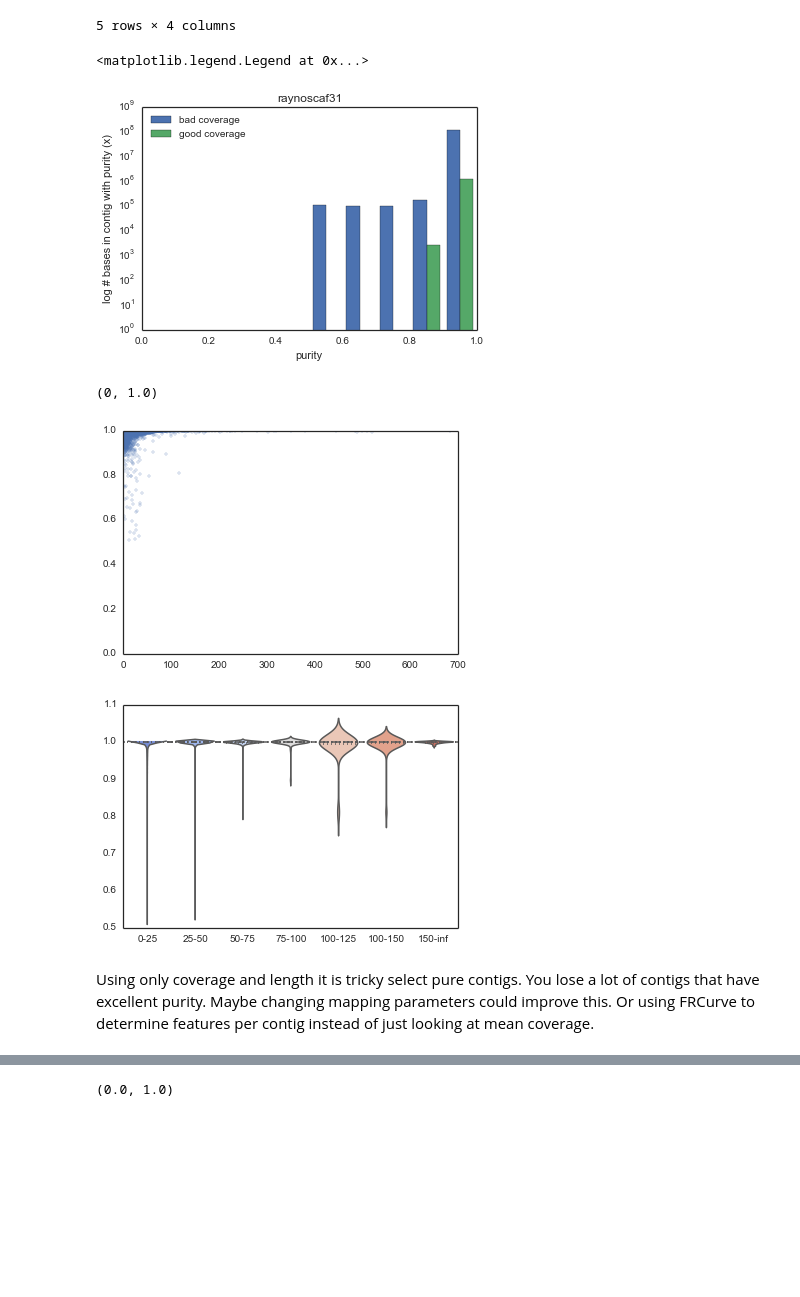
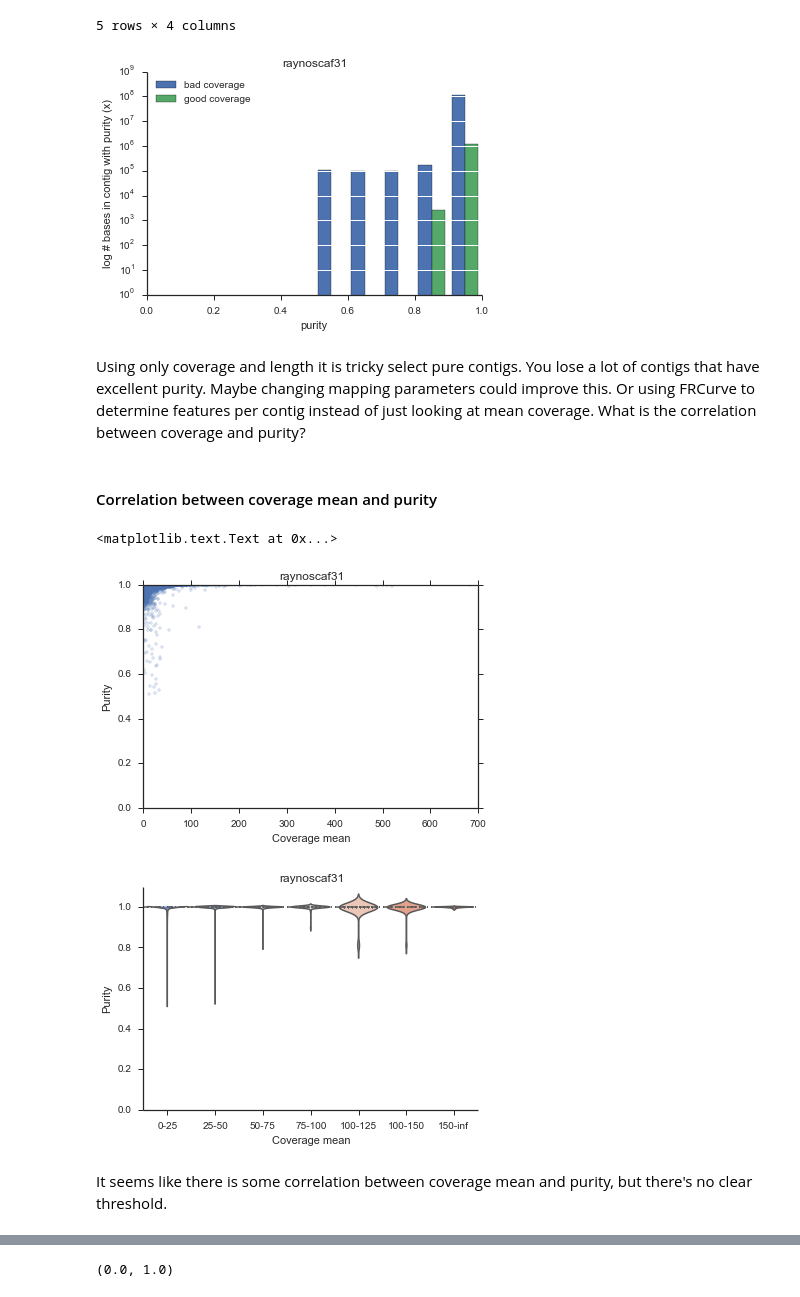
Before and after one commit to inodb/masmvali-publication, a Jupyter notebook: notebooks/LIMS1884-filtered-pairs-assemblies-2.ipynb, the cells around one changed output, grey strips where cells are left out. Drawn from its saved outputs; the diff is of its cells as text; code cells hidden in the pictures; blank space fills up the shorter version.

```diff
--- a/notebooks/LIMS1884-filtered-pairs-assemblies-2.ipynb
+++ b/notebooks/LIMS1884-filtered-pairs-assemblies-2.ipynb
@@ -38,7 +38,8 @@ import matplotlib as mpl
 import matplotlib.pyplot as plt
 import pandas as pd
 import seaborn as sns
-sns.set(style="white")
+sns.set_style("white", {'xtick.major.size': 5, 'ytick.major.size': 5})
+sns.despine()
 %matplotlib inline
 # %%
 m_even = metassemble.MetAssemble(
@@ -120,9 +120,11 @@ rns31cov.head()
 # %%
 rns31pur = np.sort(m_even.avp.raynoscaf31.contig_purity, order='contig')
 # %%
+sns.set_style("white", {'xtick.major.size': 5, 'ytick.major.size': 5})
 mpl.rcParams['figure.figsize'] = 6, 4
 
 f, ax = plt.subplots(1, 1)
+
 goodcov = np.array((rns31cov["cov_mean_sample_0"] > 60) & (rns31cov["percentage_covered_sample_0"] > 90))
 longc = rns31pur["contig_length"] >= 1000
 ax.hist([rns31pur[longc & ~goodcov]["max_aln_purity"],
@@ -138,18 +140,27 @@ ax.set_ylim(1,1e09)
 ax.set_xlim(0.0, 1.0)
 handles, labels = ax.get_legend_handles_labels()
 ax.legend(handles, labels, numpoints=1, loc='upper left')
+ax.yaxis.grid(True, c='white')
+ax.set_axisbelow(False)
+sns.despine()
 # %% [output]
-<matplotlib.legend.Legend at 0x...>
-[figure, old version]
+[figure, new version]
+# %% [markdown]
+Using only coverage and length it is tricky select pure contigs. You lose a lot of contigs that have excellent purity. Maybe changing mapping parameters could improve this. Or using FRCurve to determine features per contig instead of just looking at mean coverage. What is the correlation between coverage and purity?
+# %% [markdown]
+#### Correlation between coverage mean and purity
 # %%
 mpl.rcParams['figure.figsize'] = 6, 4
 f, ax = plt.subplots(1, 1)
 
 ax.plot(rns31cov["cov_mean_sample_0"], rns31pur["max_aln_purity"], '.', linewidth=5.0, alpha=0.2)
 ax.set_ylim([0,1.0])
+ax.set_ylabel("Purity")
+ax.set_xlabel("Coverage mean")
+ax.set_title('raynoscaf31')
 # %% [output]
-(0, 1.0)
+<matplotlib.text.Text at 0x...>
-[figure, old version]
+[figure, new version]
 # %%
 cov_intervals = []
 ivs = [(0, 25), (25, 50), (50, 75), (75,100), (100, 125), (100, 150), (150, float("inf"))]
@@ -157,7 +168,12 @@ for l, h in ivs:
     covi = np.array(rns31cov["cov_mean_sample_0"] >= l) & np.array(rns31cov["cov_mean_sample_0"] < h) & np.array(rns31pur["max_aln_purity"] > 0)
     cov_intervals.append(list(rns31pur[covi]["max_aln_purity"]))
 ax = sns.violinplot(cov_intervals, color="coolwarm", names=["{}-{}".format(l,h) for l,h in ivs])
+ax.set_ylabel("Purity")
+ax.set_ylim([0,1.1])
+ax.set_xlabel("Coverage mean")
+ax.set_title('raynoscaf31')
+sns.despine()
 # %% [output]
-[figure, old version]
+[figure, new version]
-# %% [markdown]
-Using only coverage and length it is tricky select pure contigs. You lose a lot of contigs that have excellent purity. Maybe changing mapping parameters could improve this. Or using FRCurve to determine features per contig instead of just looking at mean coverage.
+# %% [markdown]
+It seems like there is some correlation between coverage mean and purity, but there's no clear threshold.
```
Also changed, not shown: parts of 10 cells of this notebook.
